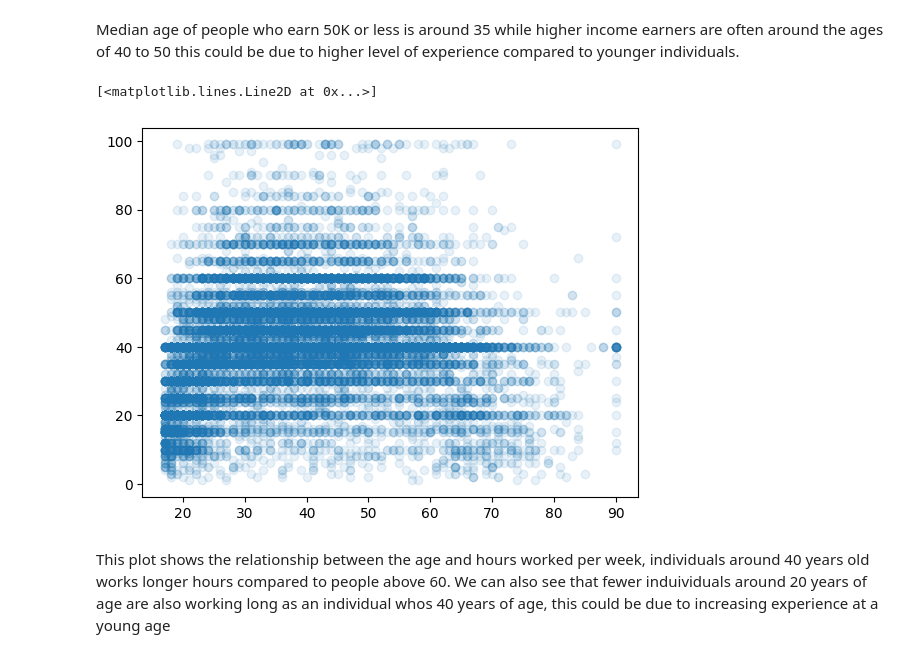
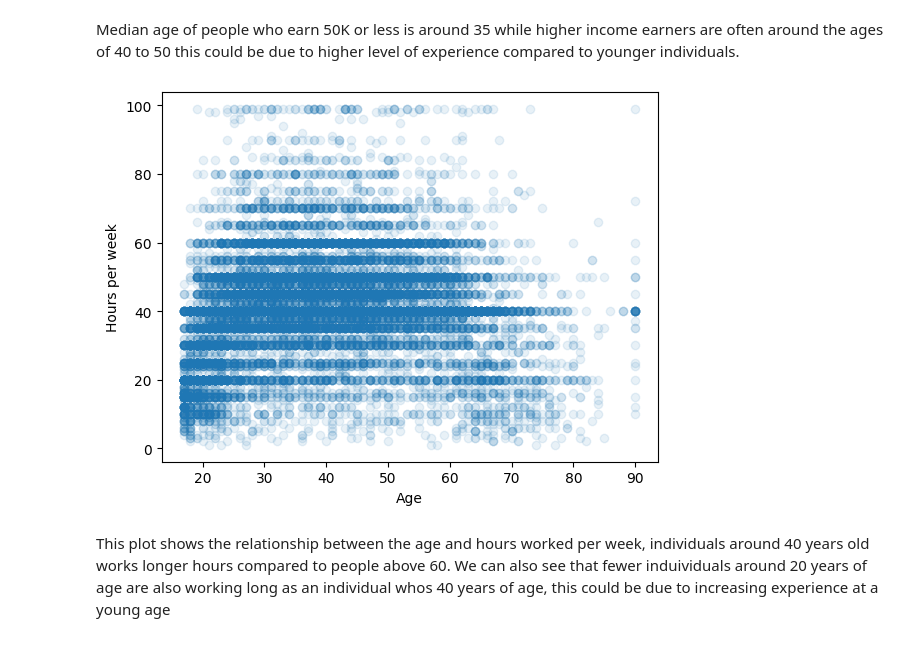
Before and after one commit to hammaadrizwan/Income-Classifier-using-Ensemble-algorithm, a Jupyter notebook: Notebook.ipynb, the cells around one changed output. Saved outputs shown, nothing was run; the diff lists cells and outputs as text; code cells hidden in the pictures.

```diff
--- a/Notebook.ipynb
+++ b/Notebook.ipynb
@@ -311,9 +311,11 @@ sns.boxplot(x='income', y='age', data=adult_data)
 Median age of people who earn 50K or less is around 35 while higher income earners are often around the ages of 40 to 50 this could be due to higher level of experience compared to younger individuals.
 # %%
 plt.plot(adult_data['age'], adult_data['hours-per-week'], 'o', alpha=0.1)
+plt.xlabel('Age')
+plt.ylabel('Hours per week')
+plt.show()
 # %% [output]
-[<matplotlib.lines.Line2D at 0x...>]
-[figure, old version]
+[figure, new version]
 # %% [markdown]
 This plot shows the relationship between the age and hours worked per week, individuals around 40 years old works longer hours compared to people above 60. We can also see that fewer induividuals around 20 years of age are also working long as an individual whos 40 years of age, this could be due to increasing experience at a young age
 # %%
```
Also changed, not shown: parts of 1 cell of this notebook.
